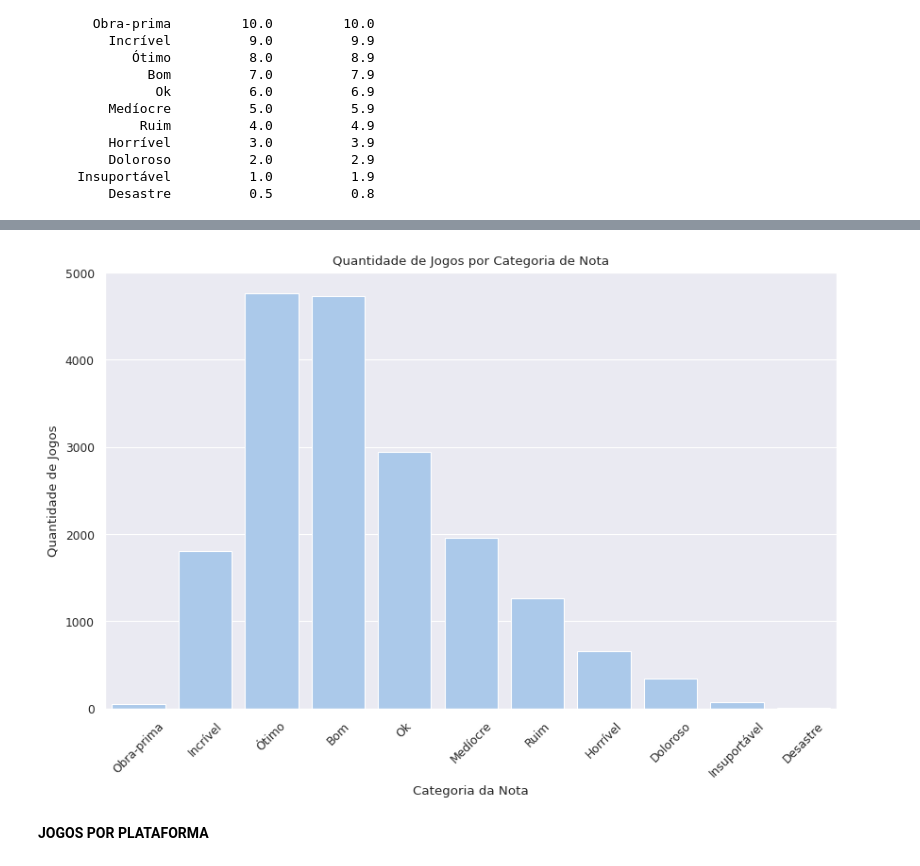
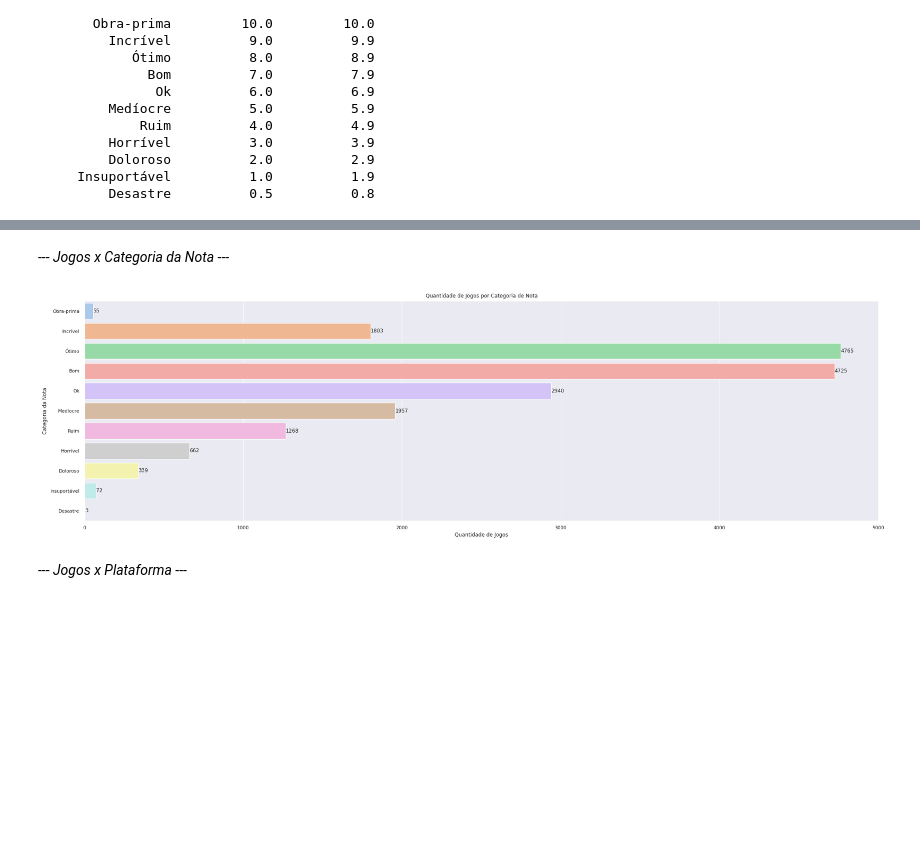
Before and after one commit to makanadani/kaggle-ign-games, a Jupyter notebook: ign-games.ipynb, the cells around one changed output, grey strips where cells are left out. Drawn from its saved outputs; the diff is of its cells as text; code cells hidden in the pictures; blank space fills up the shorter version.

```diff
--- a/ign-games.ipynb
+++ b/ign-games.ipynb
@@ -69,7 +96,7 @@ Vamos traduzir os nomes das colunas e das variáveis categórias (exceto título
 Primeiro, vamos separar as colunas das variáveis categóricas cujos valores desejamos traduzir: 'score_phrase' e 'genre'.
 # %%
 # Obtém os valores únicos para 'score_phrase' apenas
-categorias_unicas_notas = games['score_phrase'].unique()
+categorias_unicas_notas = df['score_phrase'].unique()
 
 # Exibe as categorias únicas de notas
 print("Categorias únicas de notas encontradas:")
@@ -79,7 +106,7 @@ print(categorias_unicas_notas)
 generos_unicos = set()
 
 # Itera sobre os valores na coluna 'genre' e adiciona gêneros únicos ao conjunto
-for generos in games['genre'].dropna():
+for generos in df['genre'].dropna():
     for genero in generos.split(', '):
         generos_unicos.add(genero.strip())
 
@@ -159,6 +186,7 @@ traducao_genero = {
     'Fighting': 'Luta',
     'Baseball': 'Beisebol',
     'First-Person': 'Primeira Pessoa',
+    'Other': 'Outro',
 }
 # %% [markdown]
 Finalmente, vamos substituir os valores com as traduções e visualizar as primeiras linhas alteradas.
@@ -170,16 +198,16 @@ def traduzir_genero(genero):
     return ', '.join([traducao_genero.get(g.strip(), g.strip()) for g in genero.split(',')])
 
 # Aplica as traduções na coluna 'score_phrase'
-games['score_phrase'] = games['score_phrase'].replace(traducao_categoria_nota)
+df['score_phrase'] = df['score_phrase'].replace(traducao_categoria_nota)
 
 # Aplica as traduções na coluna 'genre' usando a função personalizada para gêneros compostos
-games['genre'] = games['genre'].apply(traduzir_genero)
+df['genre'] = df['genre'].apply(traduzir_genero)
 
 # Aplica as traduções nos nomes das colunas
-games.rename(columns=traducao_colunas, inplace=True)
+df.rename(columns=traducao_colunas, inplace=True)
 
 # Exibe as primeiras linhas do dataset
-print(games.head())
+print(df.head())
 # %% [output]
                 Título  Nota Categoria da Nota      Plataforma  \
 0       Checkered Flag  10.0        Obra-prima            Lynx
@@ -256,4 +292,4 @@ Considerando que há apenas 36 dados faltantes na coluna "Gênero", o que corres
 # %%
 # Remoção dos dados faltantes
-games.dropna(subset=['Gênero'], inplace=True)
+df.dropna(subset=['Gênero'], inplace=True)
 # %% [markdown]
@@ -377,17 +459,35 @@ Categoria da Nota  Nota Mínima  Nota Máxima
+# %% [markdown]
+--- *Jogos x Categoria da Nota* ---
 # %%
-# Configurações de estilo
-sns.set_theme(context='paper', style='darkgrid', palette='pastel', font_scale=1)
+# ESTILO
+sns.set_theme(context='paper', style='darkgrid', font_scale=0.9)
 
-# GRÁFICO DE BARRAS para a quantidade de jogos por categoria de nota
-plt.figure(figsize=(10, 6))
-sns.countplot(data=games, x='Categoria da Nota')
+# Define a ordem específica das categorias de nota
+ordem_categorias = [
+    "Obra-prima", "Incrível", "Ótimo", "Bom", "Ok",
+    "Medíocre", "Ruim", "Horrível", "Doloroso",
+    "Insuportável", "Desastre"
+]
+
+# Conta a quantidade de jogos por categoria de nota e organiza na ordem desejada
+contagem_categorias = df['Categoria da Nota'].value_counts().reindex(ordem_categorias, fill_value=0).reset_index()
+contagem_categorias.columns = ['Categoria da Nota', 'Quantidade']
+
+# GRÁFICO DE BARRAS horizontal para exibir todas as categorias de forma compacta e legível
+plt.figure(figsize=(20, 6))
+sns.barplot(data=contagem_categorias, y='Categoria da Nota', x='Quantidade', hue='Categoria da Nota', palette='pastel')
 plt.title('Quantidade de Jogos por Categoria de Nota')
-plt.xlabel('Categoria da Nota')
-plt.ylabel('Quantidade de Jogos')
-plt.xticks(rotation=45)
+plt.xlabel('Quantidade de Jogos')
+plt.ylabel('Categoria da Nota')
+
+# Exibe as contagens nas barras para mostrar valores muito pequenos
+for index, row in contagem_categorias.iterrows():
+    plt.text(row['Quantidade'] + 0.1, index, int(row['Quantidade']), va='center')
+
+plt.tight_layout()
 plt.show()
 # %% [output]
-[figure, old version]
+[figure, new version]
 # %% [markdown]
-**JOGOS POR PLATAFORMA**
+--- *Jogos x Plataforma* ---
 # %%
```
Also changed, not shown: parts of 46 cells of this notebook.
